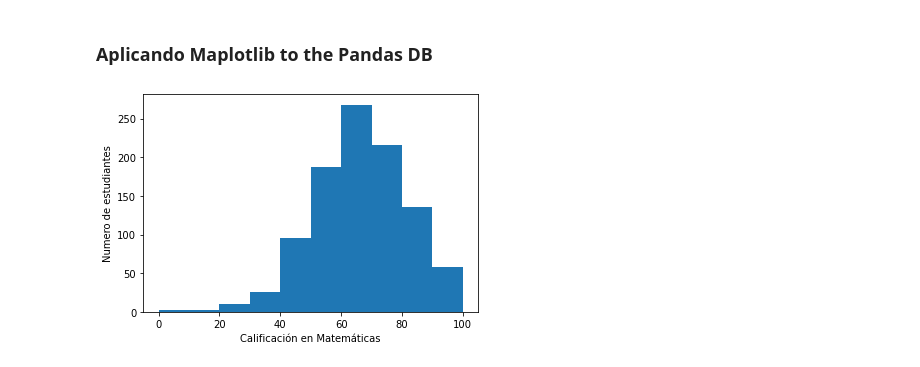
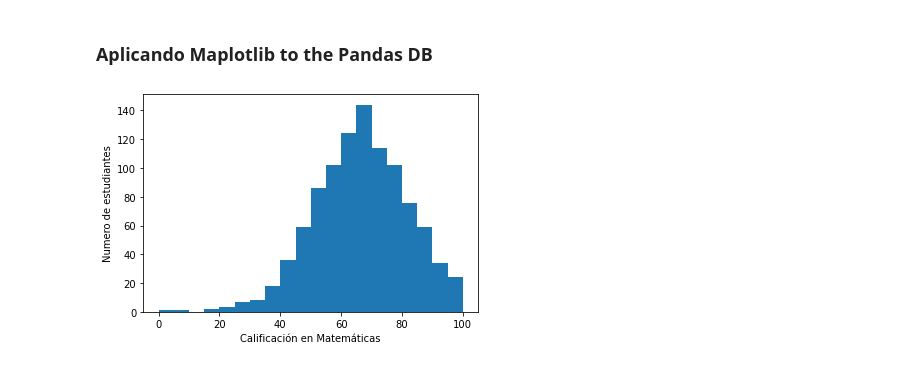
Before and after one commit to ManuelVoiden/DA, a Jupyter notebook: Python/Datacademy/Clase49.ipynb, the cells around one changed output. Drawn from its saved outputs; the diff is of its cells as text; code cells hidden in the pictures.

```diff
--- a/Python/Datacademy/Clase49.ipynb
+++ b/Python/Datacademy/Clase49.ipynb
@@ -102,12 +102,12 @@ Index(['gender', 'race/ethnicity', 'parental level of education', 'lunch',
 # %% [markdown]
 ### Aplicando Maplotlib to the Pandas DB
 # %%
-contenedores=[i for i in range(0,101,10)]
+contenedores=[i for i in range(0,101,5)]
 
 plt.hist(df_estudiantes['math score'], contenedores)
 plt.xlabel('Calificación en Matemáticas')
 plt.ylabel('Numero de estudiantes')
 
 plt.show()
 # %% [output]
-[figure, old version]
+[figure, new version]
```
